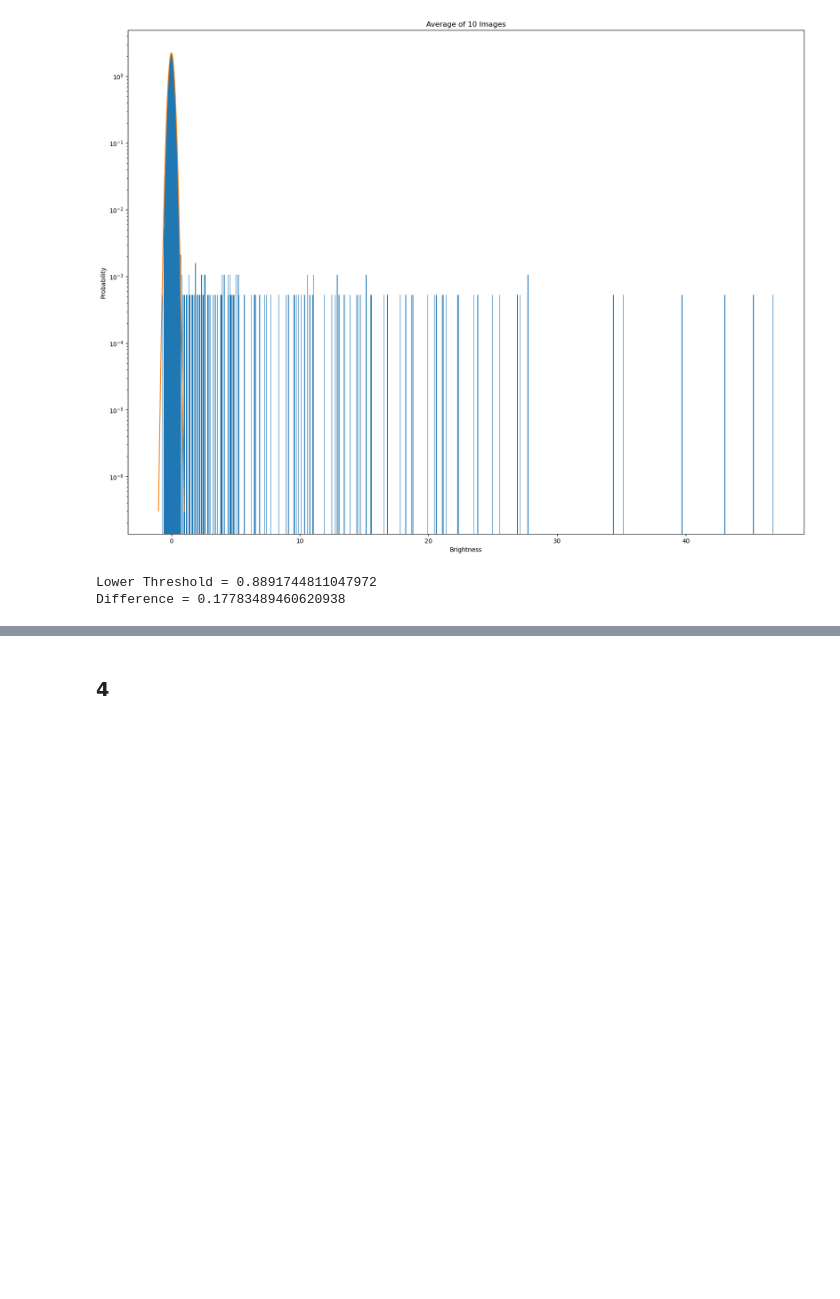
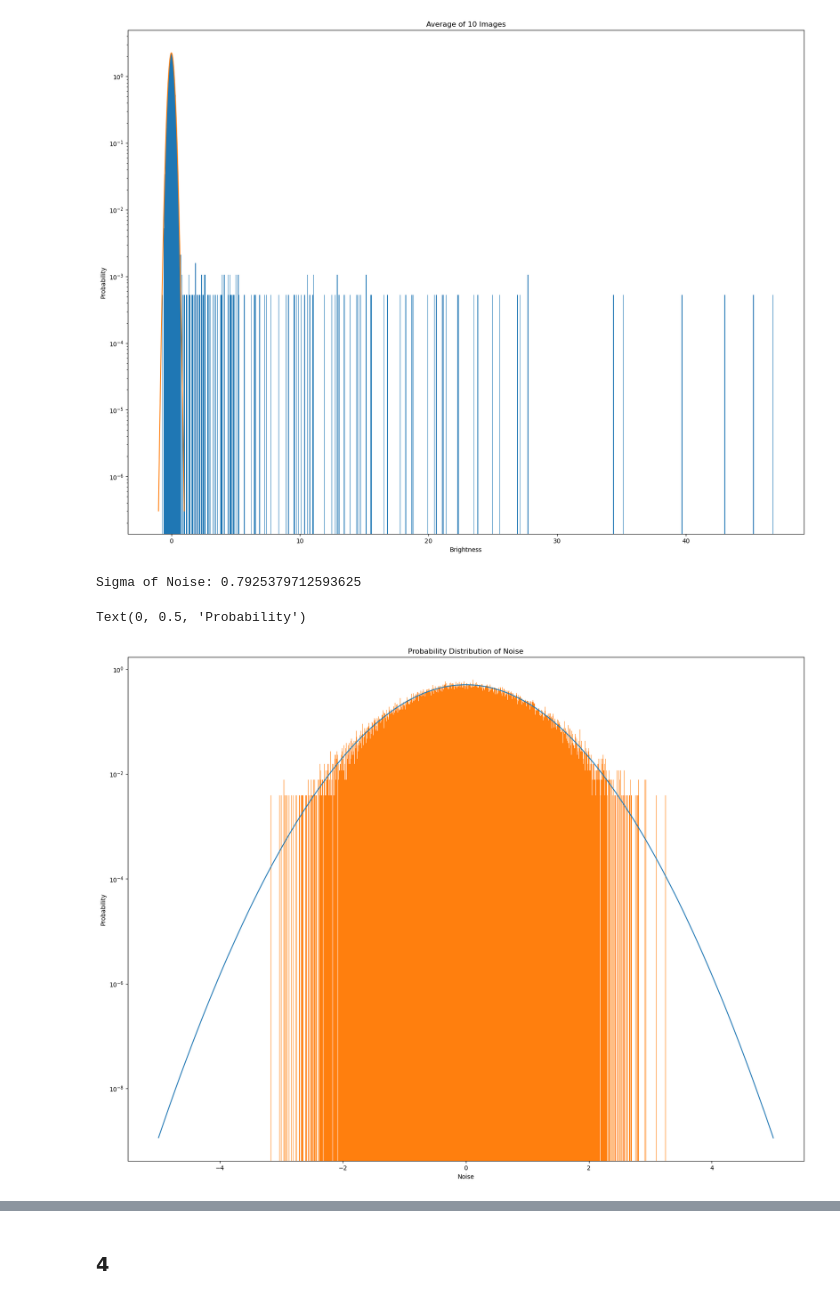
Before and after one commit to AngusHsieh/phys434lab, a Jupyter notebook: Lab 4.ipynb, the cells around one changed output, grey strips where cells are left out. Saved outputs shown, nothing was run; the diff lists cells and outputs as text; code cells hidden in the pictures; blank space fills up the shorter version.

```diff
--- a/Lab 4.ipynb
+++ b/Lab 4.ipynb
@@ -252,12 +253,20 @@ plt.ylabel('Probability')
 Sigma = 0.1778348962220202
 Text(0, 0.5, 'Probability')
 [figure]
-# %%
-thresholdAverageL = stats.norm(mu, sigma).ppf(1 - stats.norm.sf(5))
-thresholdAverageH = stats.norm(mu, sigma).ppf(1 - stats.norm.sf(6))
-differenceAverage = thresholdAverageH - thresholdAverageL
-print("Lower Threshold = " + str(thresholdAverageL))
-print("Difference = " + str(differenceAverage))
-# %% [output]
-Lower Threshold = 0.8891744811047972
-Difference = 0.17783489460620938
+# %%
+noise = imagestack[:,:,0] - imagestack[:,:,1]
+meanN = np.mean(noise)
+sigmaN = np.std(noise)
+print("Sigma of Noise: " + str(sigmaN))
+xN = np.linspace(-5,5,1000)
+dN = stats.norm(meanN, sigmaN).pdf(xN)
+plt.plot(xN, dN, alpha = 1)
+plt.hist(noise.ravel(), bins = 1000, density = True)
+plt.yscale('log')
+plt.title('Probability Distribution of Noise')
+plt.xlabel('Noise')
+plt.ylabel('Probability')
+# %% [output]
+Sigma of Noise: 0.7925379712593625
+Text(0, 0.5, 'Probability')
+[figure, added]
```
Also changed, not shown: parts of 10 cells of this notebook, 1 other file.
